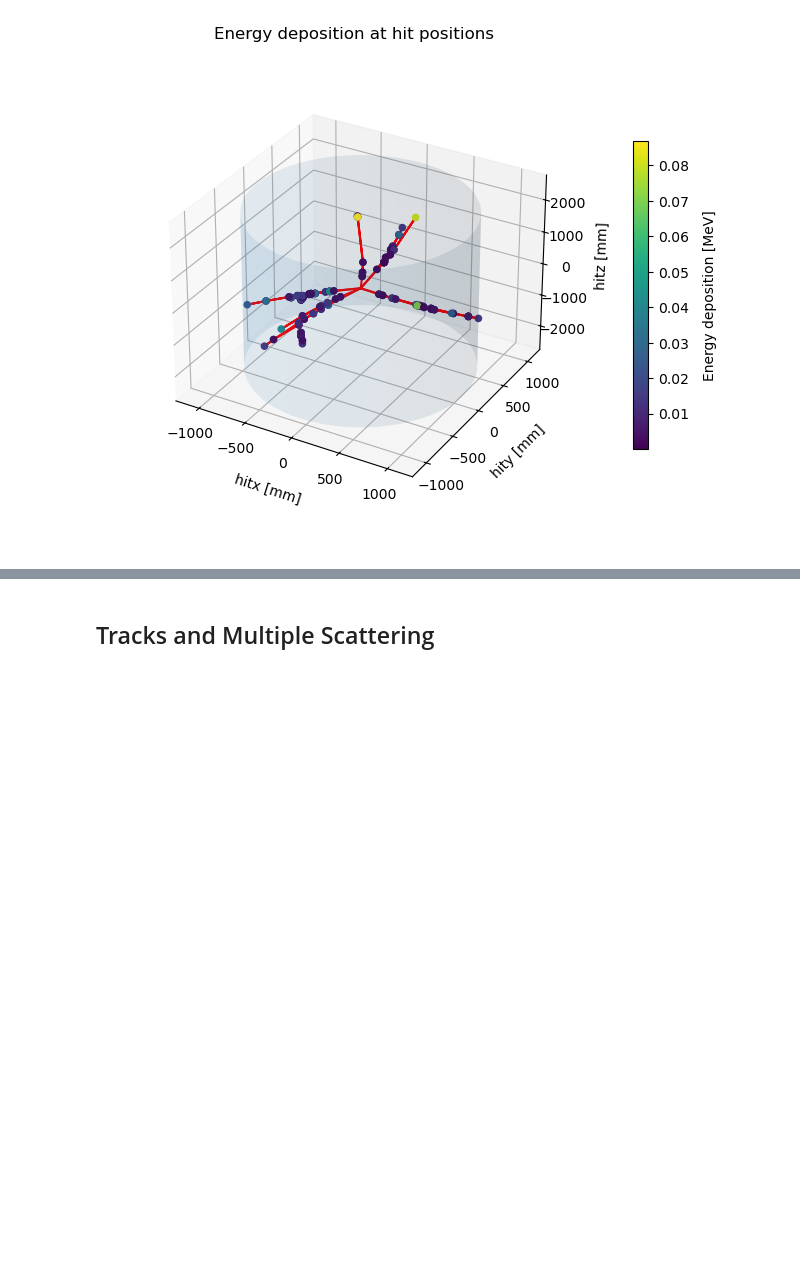
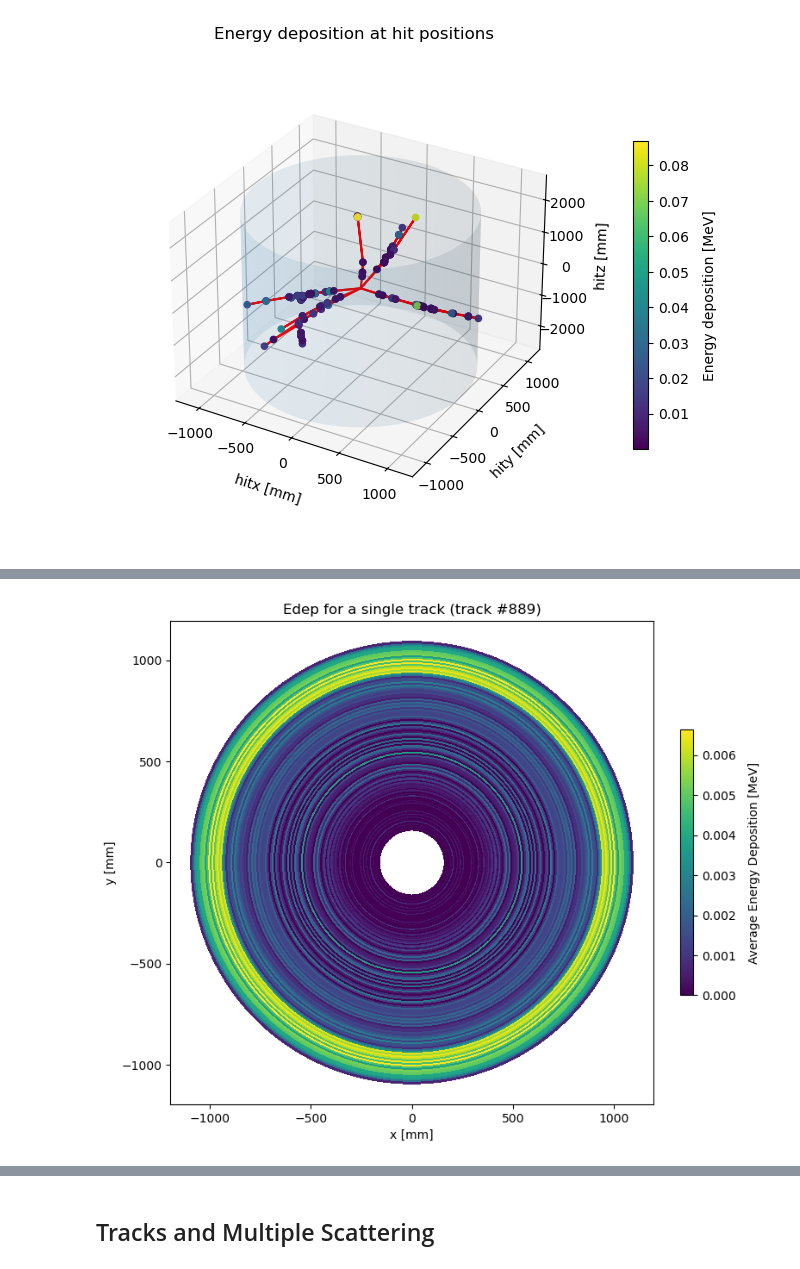
Before and after one commit to JayPRobertson/Belle-II, a Jupyter notebook: Python/geant4_data_analysis.ipynb, the cells around one changed output, grey strips where cells are left out. Cells and saved outputs as stored; diff of their text form; code cells hidden in the pictures; blank space fills up the shorter version.

```diff
--- a/Python/geant4_data_analysis.ipynb
+++ b/Python/geant4_data_analysis.ipynb
@@ -256,0 +261,54 @@ plot_layer_overview(radii_df, layer_df)
+# %%
+def get_edep_in_layer(r_inner, r_outer, df, ran_num):
+    tot_edep = 0
+
+    cur_df = df.iloc[ran_num]
+    energies = cur_df["edep"]
+
+    for j in range(len(energies)):
+        entry_r = np.sqrt( cur_df["entry_x"][j] ** 2 + cur_df["entry_y"][j] ** 2 )
+        exit_r = np.sqrt( cur_df["exit_x"][j] ** 2 + cur_df["exit_y"][j] ** 2 )
+
+        if entry_r > r_inner and exit_r < r_outer:
+            tot_edep += energies[j]
+
+    return tot_edep
+
+def plot_onetrack_layer(rad_df, df, ran_num):
+    fig, ax = plt.subplots(figsize=(8, 8))
+    energies = []
+
+    for idx, row in rad_df.iterrows():
+        energies.append(get_edep_in_layer(row["r1"], row["r2"], df, ran_num))
+
+    norm = mcolors.Normalize(vmin=min(energies), vmax=max(energies))
+    cmap = plt.get_cmap("viridis")
+
+    for idx, row in rad_df.iterrows():
+        r1 = row["r1"]
+        r2 = row["r2"]
+        colour = cmap(norm(energies[idx]))
+        ring = Annulus(xy=(0, 0), r=r2, width=r2 - r1, facecolor=colour)
+        ring.set_antialiased(False)
+        ax.add_patch(ring)
+
+    max_r = rad_df["r2"].max()
+    ax.set_xlim(-(max_r + 100), max_r + 100)
+    ax.set_ylim(-(max_r + 100), max_r + 100)
+    ax.set_aspect("equal")
+
+    ax.set_xlabel("x [mm]")
+    ax.set_ylabel("y [mm]")
+    ax.set_title(f"Edep for a single track (track #{ran_num})")
+
+    sm = plt.cm.ScalarMappable(cmap=cmap, norm=norm)
+    sm.set_array([])
+    cbar = fig.colorbar(sm, ax=ax, fraction=0.046, shrink=0.5, pad=0.05)
+    cbar.set_label("Average Energy Deposition [MeV]", labelpad=10)
+
+    return energies
+
+ran_num = random.randint(0, len(layer_df) - 1)
+single_energies = plot_onetrack_layer(radii_df, layer_df, ran_num)
+# %% [output]
+[figure, added]
```
Also changed, not shown: parts of 8 cells of this notebook, 12 other files.
